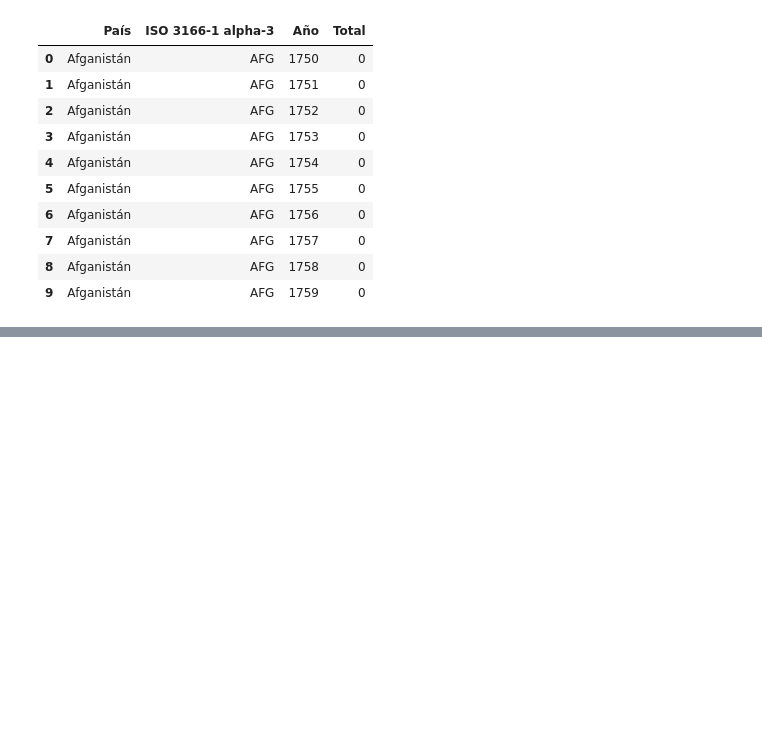
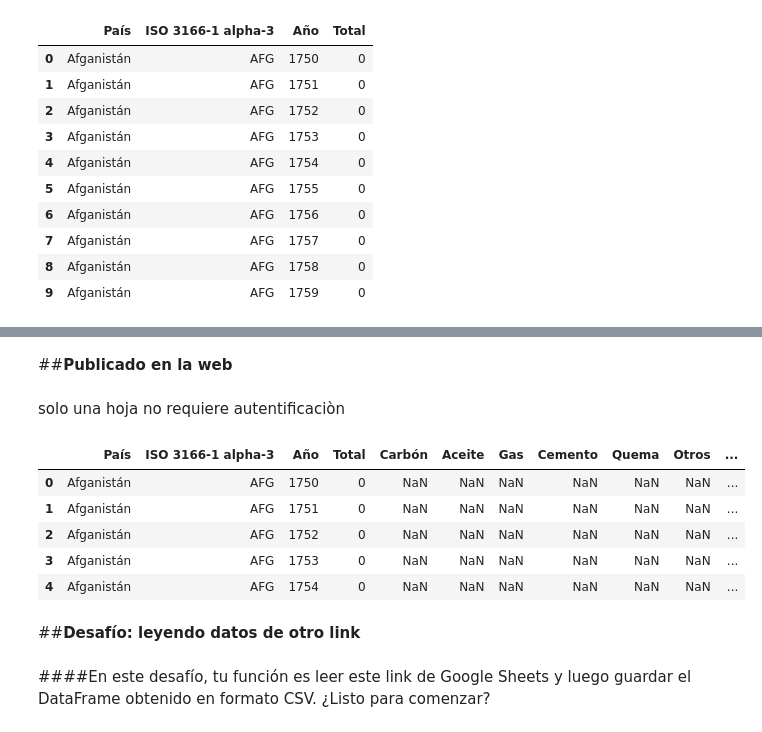
Before and after one commit to AngelTroncoso/Data_Science, a Jupyter notebook: 5_Pandas_Distintos_Formartos_de_Archivos.ipynb, the cells around one changed output, grey strips where cells are left out. Saved outputs shown, nothing was run; the diff lists cells and outputs as text; code cells hidden in the pictures; blank space fills up the shorter version.

```diff
--- a/5_Pandas_Distintos_Formartos_de_Archivos.ipynb
+++ b/5_Pandas_Distintos_Formartos_de_Archivos.ipynb
@@ -219,0 +261,21 @@ intervalo_fila
+# %% [markdown]
+##**Publicado en la web**
+# %% [markdown]
+solo una hoja no requiere autentificaciòn
+# %%
+import pandas as pd
+
+url = 'https://docs.google.com/spreadsheets/d/e/2PACX-1vQQYIkYwPDBFtO2rvldVvllxY8mAHoyjrLWN1nzKAgClqnzareaFmQjlJ4cpv7c7UWym8SjdgOSxBlG/pub?output=csv'
+df = pd.read_csv(url)
+df.head()
+# %% [output]
+|  | País | ISO 3166-1 alpha-3 | Año | Total | Carbón | Aceite | Gas | Cemento | Quema | Otros | ... |
+| 0 | Afganistán | AFG | 1750 | 0 | NaN | NaN | NaN | NaN | NaN | NaN | ... |
+| 1 | Afganistán | AFG | 1751 | 0 | NaN | NaN | NaN | NaN | NaN | NaN | ... |
+| 2 | Afganistán | AFG | 1752 | 0 | NaN | NaN | NaN | NaN | NaN | NaN | ... |
+| 3 | Afganistán | AFG | 1753 | 0 | NaN | NaN | NaN | NaN | NaN | NaN | ... |
+| 4 | Afganistán | AFG | 1754 | 0 | NaN | NaN | NaN | NaN | NaN | NaN | ... |
+# %% [markdown]
+##**Desafío: leyendo datos de otro link**
+# %% [markdown]
+####En este desafío, tu función es leer este link de Google Sheets y luego guardar el DataFrame obtenido en formato CSV. ¿Listo para comenzar?
```
Also changed, not shown: parts of 14 cells of this notebook.
